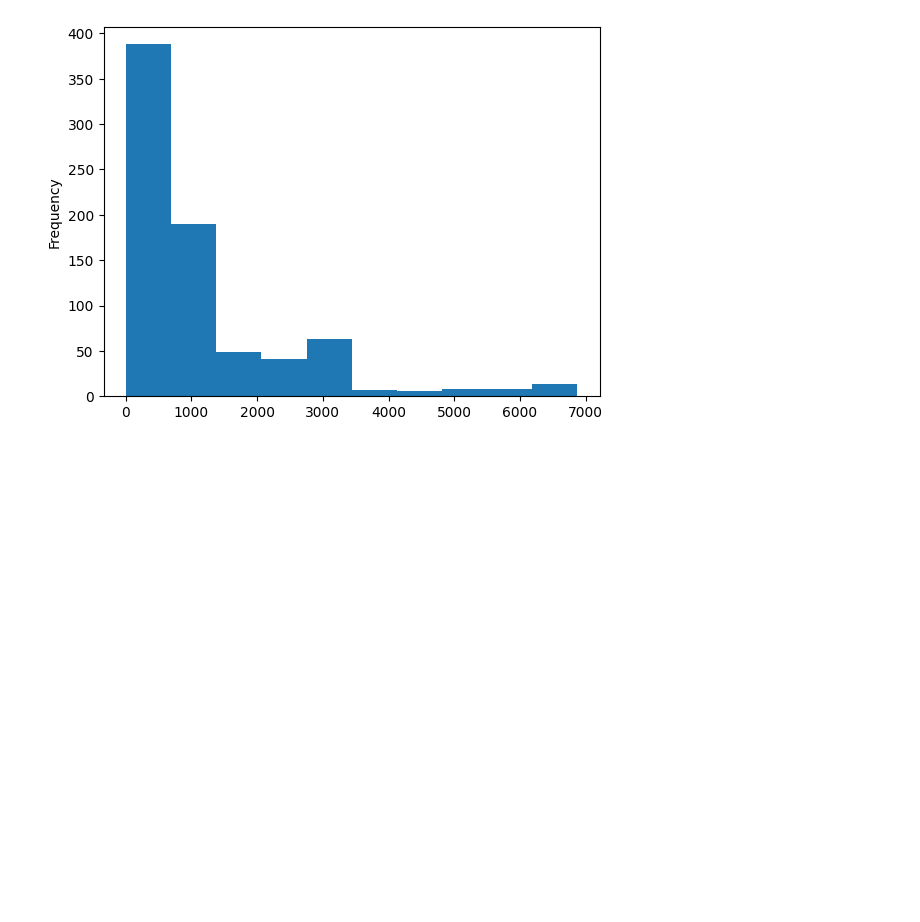
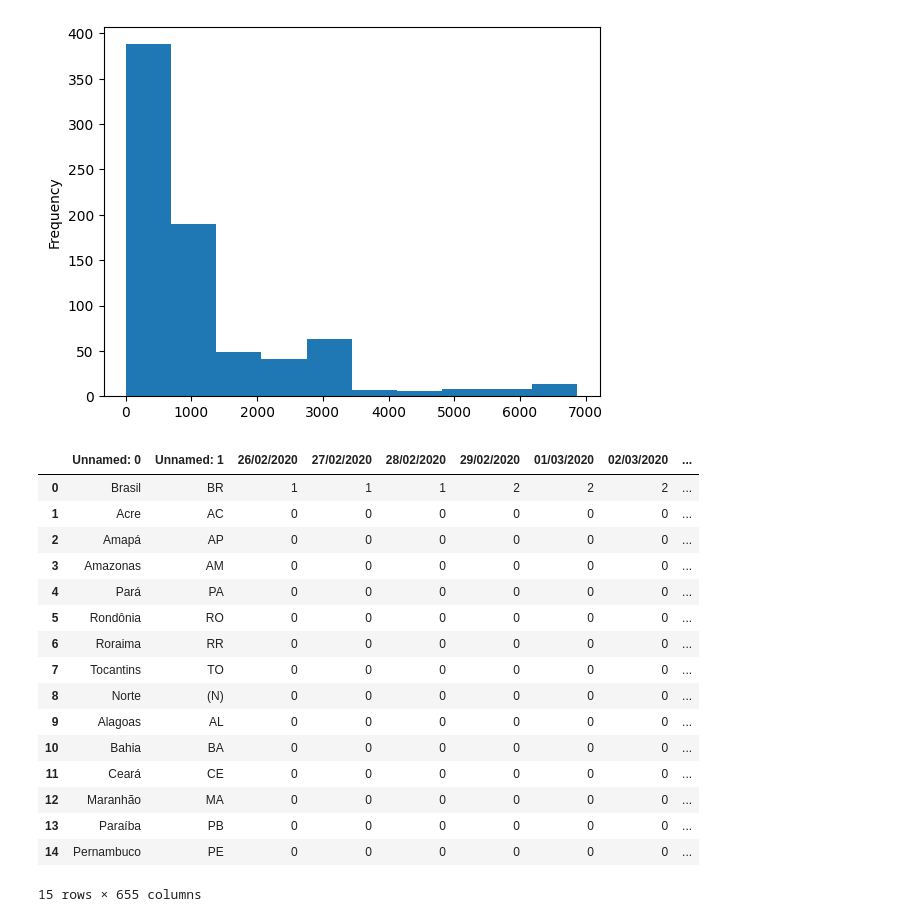
Before and after one commit to titopedro17/ProcessamentoDeDados, a Jupyter notebook: ProcessamentoDeDados.ipynb, the cells around one changed output. Drawn from its saved outputs; the diff is of its cells as text; code cells hidden in the pictures; blank space fills up the shorter version.

```diff
--- a/ProcessamentoDeDados.ipynb
+++ b/ProcessamentoDeDados.ipynb
@@ -77,3 +77,26 @@ dados_capes_cc['internados'].plot(kind="hist")
 # %% [output]
 <Axes: ylabel='Frequency'>
 [figure]
+# %%
+#Dados Relativos à pandemia COVID-19 no Brasil
+#Página do dado: https://raw.githubusercontent.com/henriquemor/covid19-Brazil-timeseries/refs/heads/master/confirmed-cases.csv
+dados_capes_cc = pd.read_csv("https://raw.githubusercontent.com/henriquemor/covid19-Brazil-timeseries/refs/heads/master/confirmed-cases.csv")
+dados_capes_cc.head(15)
+# %% [output]
+|  | Unnamed: 0 | Unnamed: 1 | 26/02/2020 | 27/02/2020 | 28/02/2020 | 29/02/2020 | 01/03/2020 | 02/03/2020 | ... |
+| 0 | Brasil | BR | 1 | 1 | 1 | 2 | 2 | 2 | ... |
+| 1 | Acre | AC | 0 | 0 | 0 | 0 | 0 | 0 | ... |
+| 2 | Amapá | AP | 0 | 0 | 0 | 0 | 0 | 0 | ... |
+| 3 | Amazonas | AM | 0 | 0 | 0 | 0 | 0 | 0 | ... |
+| 4 | Pará | PA | 0 | 0 | 0 | 0 | 0 | 0 | ... |
+| 5 | Rondônia | RO | 0 | 0 | 0 | 0 | 0 | 0 | ... |
+| 6 | Roraima | RR | 0 | 0 | 0 | 0 | 0 | 0 | ... |
+| 7 | Tocantins | TO | 0 | 0 | 0 | 0 | 0 | 0 | ... |
+| 8 | Norte | (N) | 0 | 0 | 0 | 0 | 0 | 0 | ... |
+| 9 | Alagoas | AL | 0 | 0 | 0 | 0 | 0 | 0 | ... |
+| 10 | Bahia | BA | 0 | 0 | 0 | 0 | 0 | 0 | ... |
+| 11 | Ceará | CE | 0 | 0 | 0 | 0 | 0 | 0 | ... |
+| 12 | Maranhão | MA | 0 | 0 | 0 | 0 | 0 | 0 | ... |
+| 13 | Paraíba | PB | 0 | 0 | 0 | 0 | 0 | 0 | ... |
+| 14 | Pernambuco | PE | 0 | 0 | 0 | 0 | 0 | 0 | ... |
+15 rows × 655 columns
```
